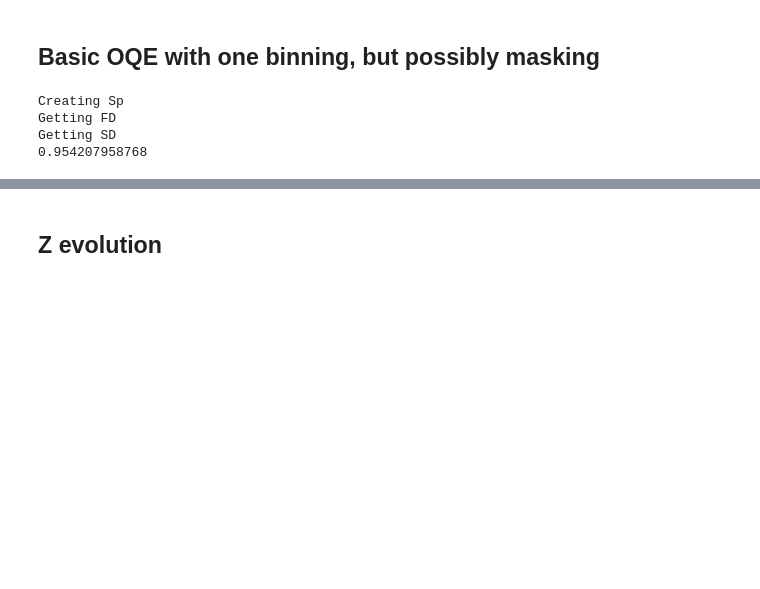
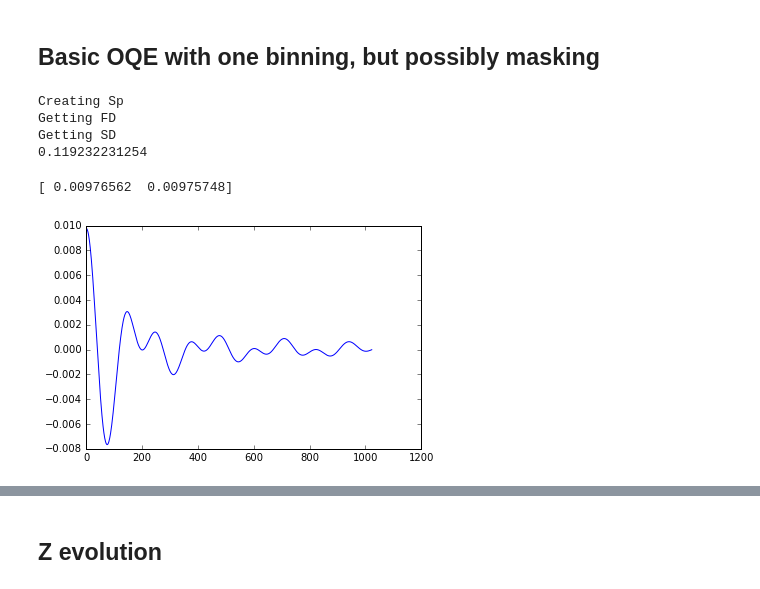
Before and after one commit to slosar/quadshit, a Jupyter notebook: py/test.ipynb, the cells around one changed output, grey strips where cells are left out. Saved outputs shown, nothing was run; the diff lists cells and outputs as text; code cells hidden in the pictures; blank space fills up the shorter version.

```diff
--- a/py/test.ipynb
+++ b/py/test.ipynb
@@ -24,17 +24,24 @@ plt.errorbar(k[:10],Pk[:10],yerr=Pke[:10])
 # %%
 reload(qs)
 mask=np.ones(1024)
-mask[1000:]=0.0
-#mask[700:]=0.0
+mask[900:]=0.0
+mask[100:]=0.0
 D=qs.QuadShit(mask=mask)
 # derivs
 Sp,xil=D.getSponez()
-FD,SD=D.getOQE(Sp,5000)
+FD,SD=D.getOQE(Sp,500)
 # %% [output]
 Creating Sp
 Getting FD
 Getting SD
-0.954207958768
+0.119232231254
+# %%
+plt.plot(xil[2])
+print xil[2][0:2]
+#plt.plot(xil[4])
+# %% [output]
+[ 0.00976562  0.00975748]
+[figure, added]
 # %%
 ks,Pk,err=D.getPkfromD(FD,SD)
 plt.errorbar(ks+0.5,Pk,yerr=err)
```
Also changed, not shown: parts of 8 cells of this notebook, 1 other file.
